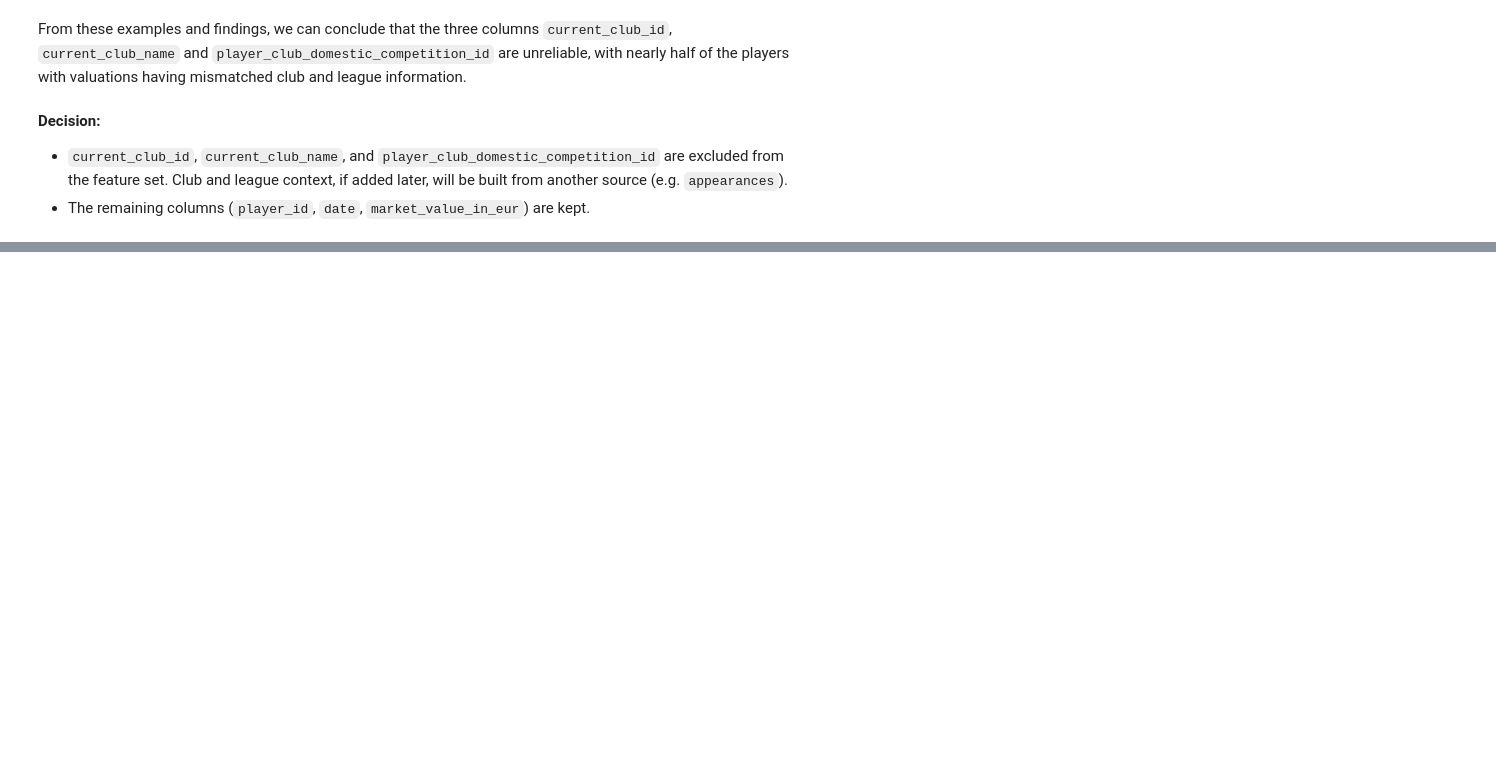
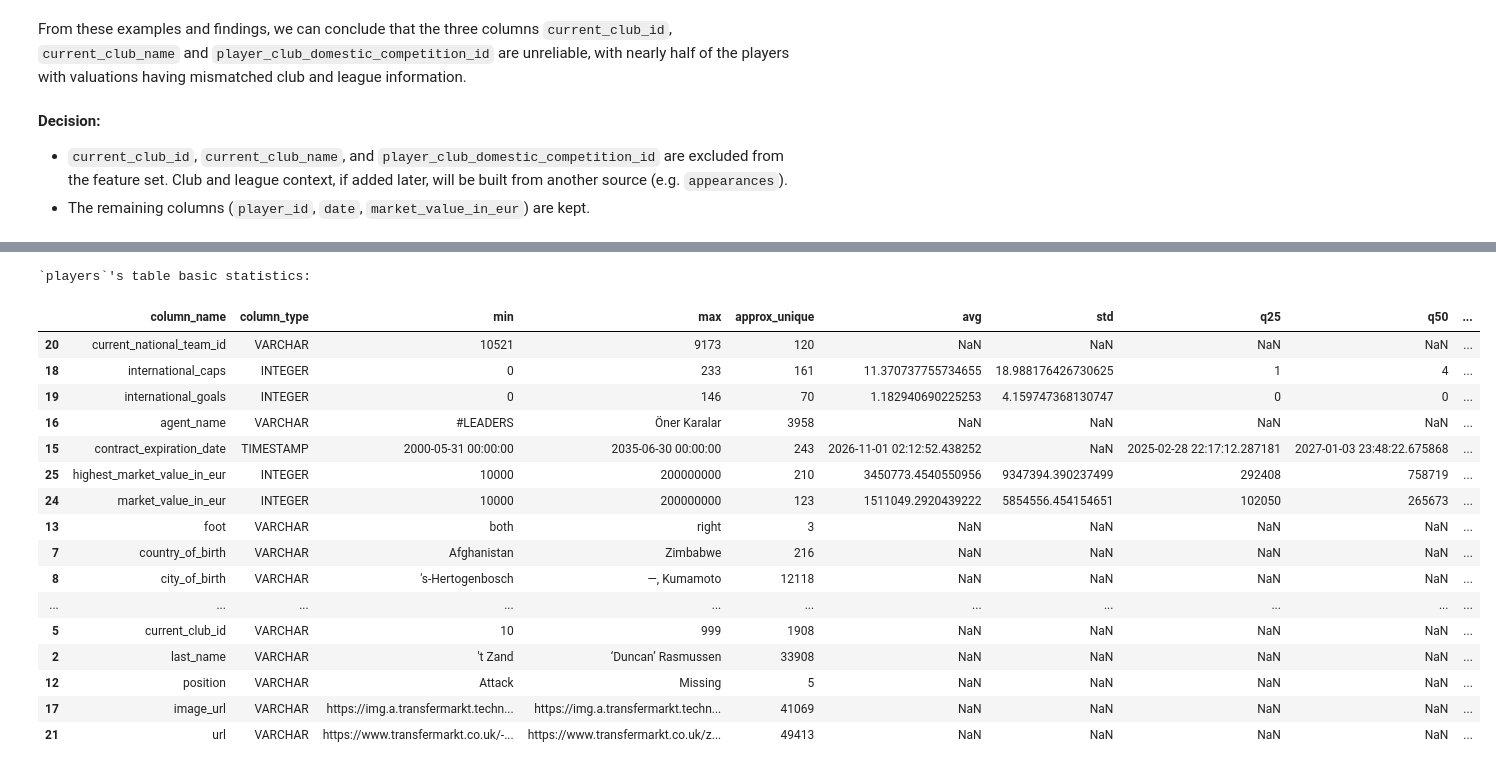
Before and after one commit to nqthinh04/transferformance, a Jupyter notebook: src/notebook/01_data_overview.ipynb, the cells around one changed output, grey strips where cells are left out. Drawn from its saved outputs; the diff is of its cells as text; code cells hidden in the pictures; blank space fills up the shorter version.

Commit message:
# Minor changes
- Added data overview for the `players` table in `01_data_overview.ipynb`.

```diff
--- a/src/notebook/01_data_overview.ipynb
+++ b/src/notebook/01_data_overview.ipynb
@@ -385,0 +530,27 @@ From these examples and findings, we can conclude that the three columns `curren
+# %%
+print("`players`'s table basic statistics:")
+
+display(
+    con.sql("""
+        SUMMARIZE players
+    """).df().sort_values(by="null_percentage", ascending=False)
+)
+# %% [output]
+`players`'s table basic statistics:
+|  | column_name | column_type | min | max | approx_unique | avg | std | q25 | q50 | ... |
+| 20 | current_national_team_id | VARCHAR | 10521 | 9173 | 120 | NaN | NaN | NaN | NaN | ... |
+| 18 | international_caps | INTEGER | 0 | 233 | 161 | 11.370737755734655 | 18.988176426730625 | 1 | 4 | ... |
+| 19 | international_goals | INTEGER | 0 | 146 | 70 | 1.182940690225253 | 4.159747368130747 | 0 | 0 | ... |
+| 16 | agent_name | VARCHAR | #LEADERS | Öner Karalar | 3958 | NaN | NaN | NaN | NaN | ... |
+| 15 | contract_expiration_date | TIMESTAMP | 2000-05-31 00:00:00 | 2035-06-30 00:00:00 | 243 | 2026-11-01 02:12:52.438252 | NaN | 2025-02-28 22:17:12.287181 | 2027-01-03 23:48:22.675868 | ... |
+| 25 | highest_market_value_in_eur | INTEGER | 10000 | 200000000 | 210 | 3450773.4540550956 | 9347394.390237499 | 292408 | 758719 | ... |
+| 24 | market_value_in_eur | INTEGER | 10000 | 200000000 | 123 | 1511049.2920439222 | 5854556.454154651 | 102050 | 265673 | ... |
+| 13 | foot | VARCHAR | both | right | 3 | NaN | NaN | NaN | NaN | ... |
+| 7 | country_of_birth | VARCHAR | Afghanistan | Zimbabwe | 216 | NaN | NaN | NaN | NaN | ... |
+| 8 | city_of_birth | VARCHAR | 's-Hertogenbosch | —, Kumamoto | 12118 | NaN | NaN | NaN | NaN | ... |
+| ... | ... | ... | ... | ... | ... | ... | ... | ... | ... | ... |
+| 5 | current_club_id | VARCHAR | 10 | 999 | 1908 | NaN | NaN | NaN | NaN | ... |
+| 2 | last_name | VARCHAR | 't Zand | ‘Duncan’ Rasmussen | 33908 | NaN | NaN | NaN | NaN | ... |
+| 12 | position | VARCHAR | Attack | Missing | 5 | NaN | NaN | NaN | NaN | ... |
+| 17 | image_url | VARCHAR | https://img.a.transfermarkt.techn... | https://img.a.transfermarkt.techn... | 41069 | NaN | NaN | NaN | NaN | ... |
+| 21 | url | VARCHAR | https://www.transfermarkt.co.uk/-... | https://www.transfermarkt.co.uk/z... | 49413 | NaN | NaN | NaN | NaN | ... |
```
Also changed, not shown: parts of 54 cells of this notebook.
